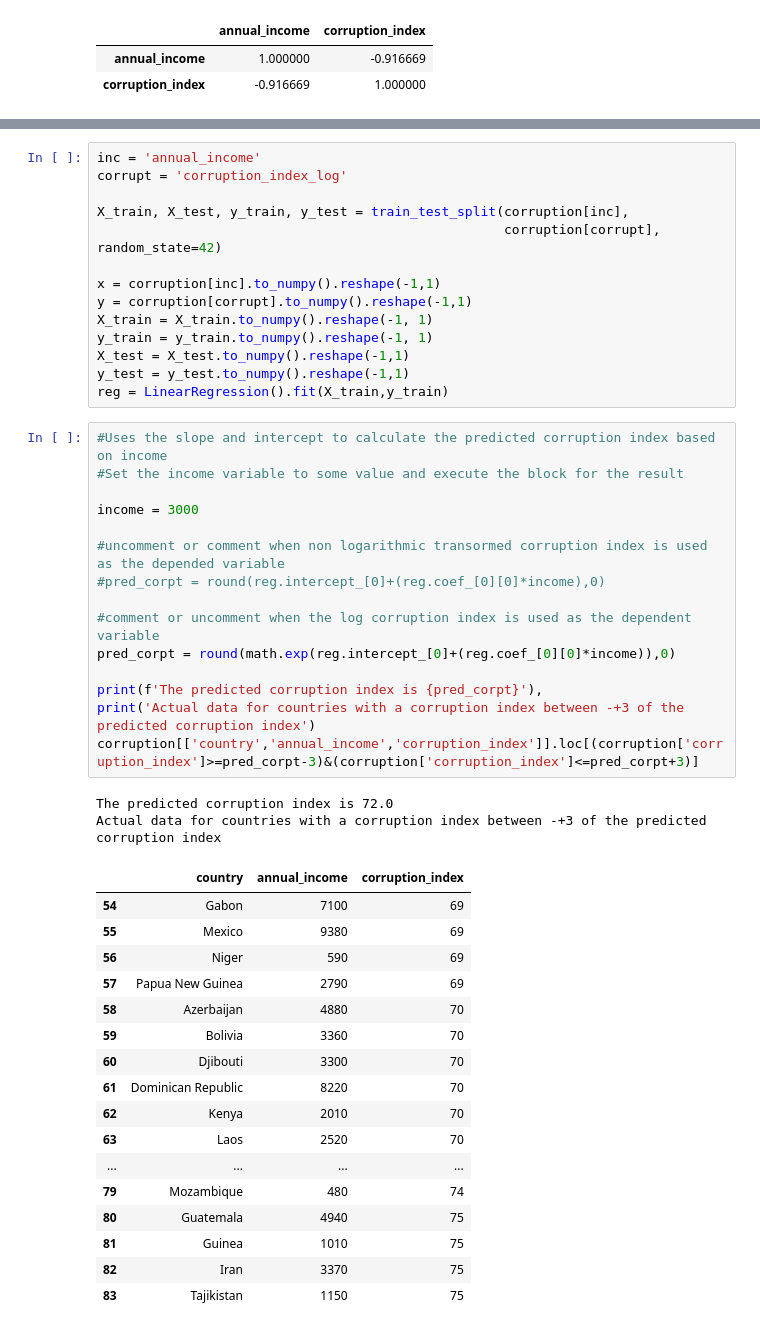
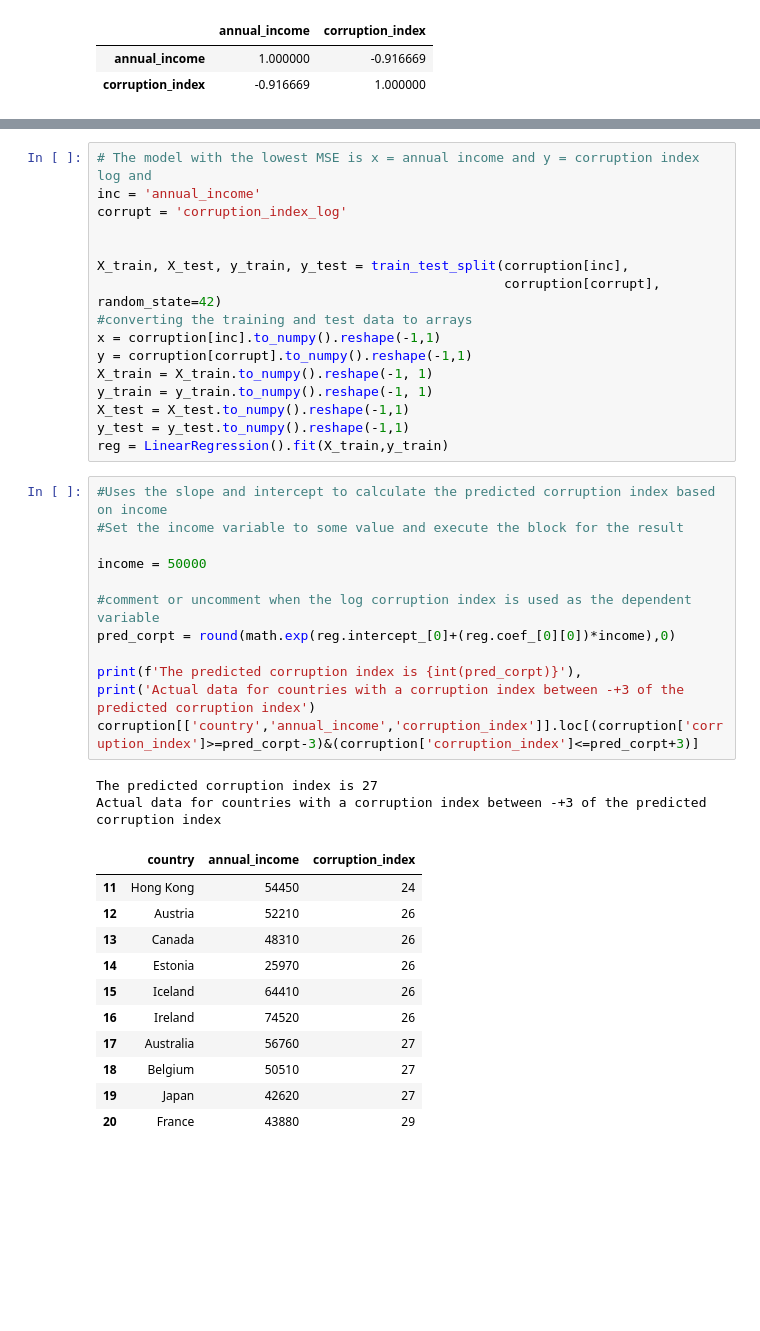
Before and after one commit to JDoughe/World_Economic_Data, a Jupyter notebook: World_Econ_Data.ipynb, the cells around one changed output, grey strips where cells are left out. Drawn from its saved outputs; the diff is of its cells as text; blank space fills up the shorter version.

```diff
--- a/World_Econ_Data.ipynb
+++ b/World_Econ_Data.ipynb
@@ -174,49 +173,42 @@ corruption_model
-# %%
-inc = 'annual_income'
-corrupt = 'corruption_index_log'
-
-X_train, X_test, y_train, y_test = train_test_split(corruption[inc],
-                                                    corruption[corrupt], random_state=42)
-
-x = corruption[inc].to_numpy().reshape(-1,1)
-y = corruption[corrupt].to_numpy().reshape(-1,1)
-X_train = X_train.to_numpy().reshape(-1, 1)
-y_train = y_train.to_numpy().reshape(-1, 1)
-X_test = X_test.to_numpy().reshape(-1,1)
-y_test = y_test.to_numpy().reshape(-1,1)
-reg = LinearRegression().fit(X_train,y_train)
+# %%
+# The model with the lowest MSE is x = annual income and y = corruption index log and
+inc = 'annual_income'
+corrupt = 'corruption_index_log'
+
+
+X_train, X_test, y_train, y_test = train_test_split(corruption[inc],
+                                                    corruption[corrupt], random_state=42)
+#converting the training and test data to arrays
+x = corruption[inc].to_numpy().reshape(-1,1)
+y = corruption[corrupt].to_numpy().reshape(-1,1)
+X_train = X_train.to_numpy().reshape(-1, 1)
+y_train = y_train.to_numpy().reshape(-1, 1)
+X_test = X_test.to_numpy().reshape(-1,1)
+y_test = y_test.to_numpy().reshape(-1,1)
+reg = LinearRegression().fit(X_train,y_train)
 # %%
 #Uses the slope and intercept to calculate the predicted corruption index based on income
 #Set the income variable to some value and execute the block for the result
 
-income = 3000
-
-#uncomment or comment when non logarithmic transormed corruption index is used as the depended variable
-#pred_corpt = round(reg.intercept_[0]+(reg.coef_[0][0]*income),0)
+income = 50000
 
 #comment or uncomment when the log corruption index is used as the dependent variable
-pred_corpt = round(math.exp(reg.intercept_[0]+(reg.coef_[0][0]*income)),0)
+pred_corpt = round(math.exp(reg.intercept_[0]+(reg.coef_[0][0])*income),0)
 
-print(f'The predicted corruption index is {pred_corpt}'),
+print(f'The predicted corruption index is {int(pred_corpt)}'),
 print('Actual data for countries with a corruption index between -+3 of the predicted corruption index')
 corruption[['country','annual_income','corruption_index']].loc[(corruption['corruption_index']>=pred_corpt-3)&(corruption['corruption_index']<=pred_corpt+3)]
 # %% [output]
-The predicted corruption index is 72.0
+The predicted corruption index is 27
 Actual data for countries with a corruption index between -+3 of the predicted corruption index
 |  | country | annual_income | corruption_index |
-| 54 | Gabon | 7100 | 69 |
-| 55 | Mexico | 9380 | 69 |
-| 56 | Niger | 590 | 69 |
-| 57 | Papua New Guinea | 2790 | 69 |
-| 58 | Azerbaijan | 4880 | 70 |
-| 59 | Bolivia | 3360 | 70 |
-| 60 | Djibouti | 3300 | 70 |
-| 61 | Dominican Republic | 8220 | 70 |
-| 62 | Kenya | 2010 | 70 |
-| 63 | Laos | 2520 | 70 |
-| ... | ... | ... | ... |
-| 79 | Mozambique | 480 | 74 |
-| 80 | Guatemala | 4940 | 75 |
-| 81 | Guinea | 1010 | 75 |
-| 82 | Iran | 3370 | 75 |
-| 83 | Tajikistan | 1150 | 75 |
+| 11 | Hong Kong | 54450 | 24 |
+| 12 | Austria | 52210 | 26 |
+| 13 | Canada | 48310 | 26 |
+| 14 | Estonia | 25970 | 26 |
+| 15 | Iceland | 64410 | 26 |
+| 16 | Ireland | 74520 | 26 |
+| 17 | Australia | 56760 | 27 |
+| 18 | Belgium | 50510 | 27 |
+| 19 | Japan | 42620 | 27 |
+| 20 | France | 43880 | 29 |
```
Also changed, not shown: parts of 13 cells of this notebook.
